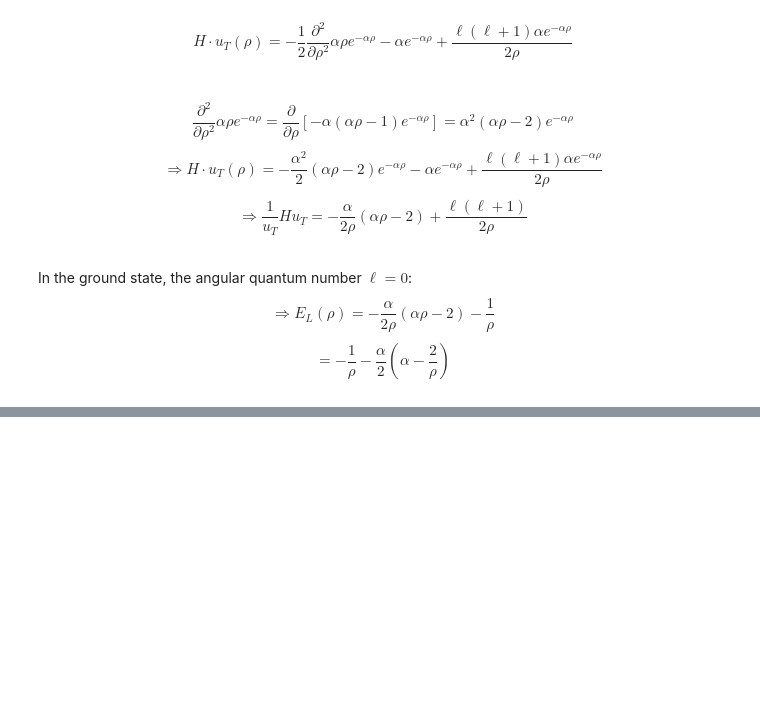
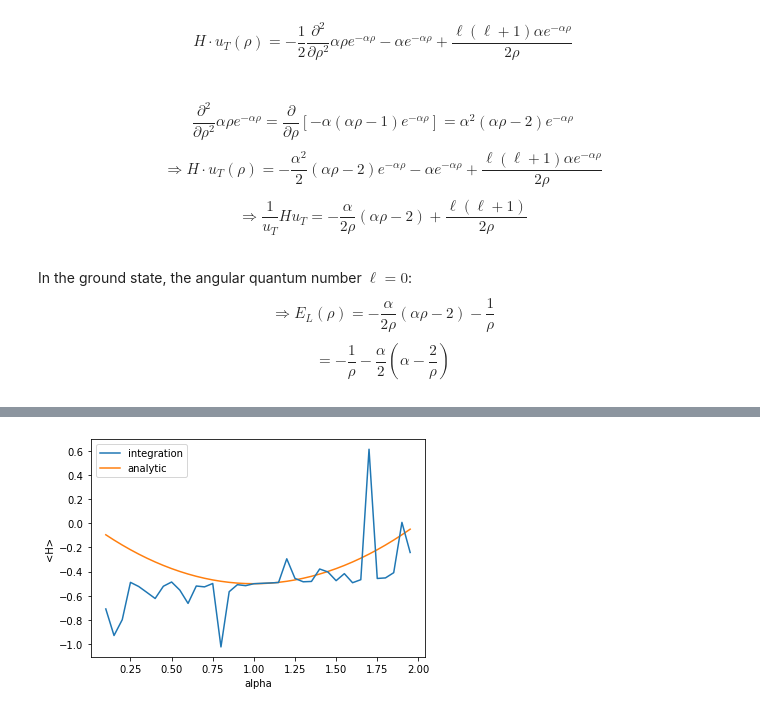
Before and after one commit to JSheare/Computational-Physics, a Jupyter notebook: Exercise Set 4.ipynb, the cells around one changed output, grey strips where cells are left out. Saved outputs shown, nothing was run; the diff lists cells and outputs as text; code cells hidden in the pictures; blank space fills up the shorter version.

```diff
--- a/Exercise Set 4.ipynb
+++ b/Exercise Set 4.ipynb
@@ -392,0 +399,50 @@ This seems to indicate that the minimum energy is somewhere around -0.5, or -13.
+# %%
+# Leaving this stuff here for now, delete or fix before turning this in
+def von_neumann_integration(a, b, N, function, weight_function, smallest_value, largest_value, alpha):
+    total_sum = 0.0
+    total_sum_squared = 0.0
+    number_accepted = 0
+    while number_accepted < N:
+        x = random.uniform(a, b)
+        y = random.uniform(smallest_value, largest_value)
+        if y < weight_function(x, alpha):
+            integrand = function(x, alpha)/weight_function(x, alpha)
+            total_sum += integrand
+            total_sum_squared += integrand**2
+            number_accepted += 1
+
+    result = (total_sum/N)*(b-a)
+    return result
+# %%
+def integrand(rho, alpha):
+    prob_density = alpha**2 * rho**2 * np.e**(-2*alpha*rho)
+    e_l = -(1/rho) - (alpha/2)*(alpha - 2/rho)
+    # smallest value is -0.079
+    return prob_density * e_l
+
+def prob_density(rho, alpha):
+    prob_density = alpha**2 * rho**2 * np.e**(-2*alpha*rho)
+    return prob_density
+
+def weight_function(rho, alpha):
+    prob_density = alpha**2 * rho**2 * np.e**(-2*alpha*rho)
+    normalization = 4*alpha
+    # largest value of 0.541*alpha
+    return normalization * prob_density
+
+N = 100000
+alpha_array = np.arange(0.1, 2, 0.05)
+h_array = np.array([])
+for alpha in alpha_array:
+    result1 = von_neumann_integration(0, 10, N, integrand, weight_function, -0.079, 0.55*alpha, alpha)
+    result2 = von_neumann_integration(0, 10, N, prob_density, weight_function, 0, 0.55*alpha, alpha) # normalization
+    h_array = np.append(h_array, result1/result2)
+
+plt.plot(alpha_array, h_array, label='integration', zorder=1)
+plt.plot(alpha_array, alpha_array**2/2 - alpha_array, label='analytic', zorder=0)
+plt.legend()
+plt.xlabel('alpha')
+plt.ylabel('<H>')
+plt.show()
+# %% [output]
+[figure, added]
```
Also changed, not shown: parts of 3 cells of this notebook.
